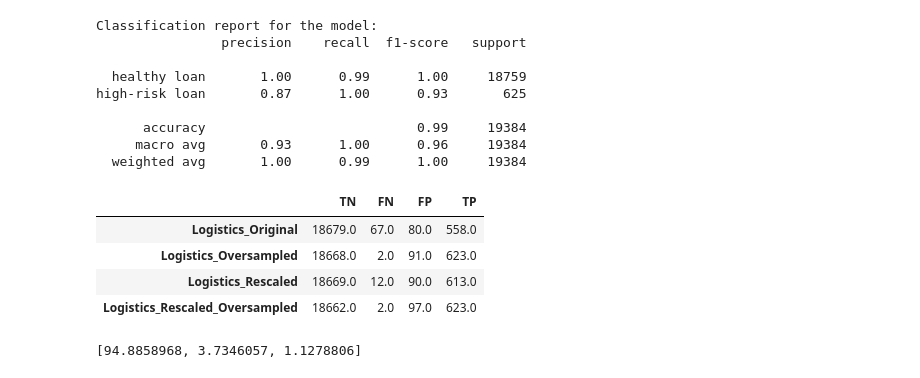
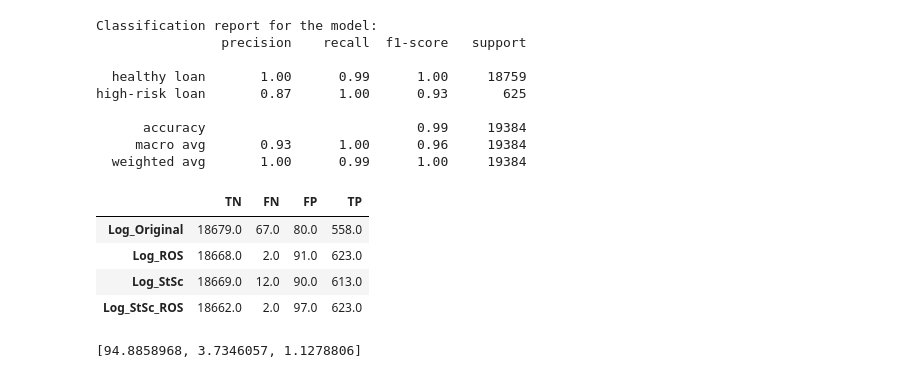
Before and after one commit to ValentynaK17/credit-risk-classification, a Jupyter notebook: Credit_Risk/credit_risk_classification.ipynb, the cells around one changed output. Cells and saved outputs as stored; diff of their text form; code cells hidden in the pictures.

```diff
--- a/Credit_Risk/credit_risk_classification.ipynb
+++ b/Credit_Risk/credit_risk_classification.ipynb
@@ -299,7 +304,7 @@ high-risk loan       0.87      1.00      0.93       625
   weighted avg       1.00      1.00      1.00     19384
 # %%
 # Extend the dataframe with confusion matrix data for the model
-confusions_m_df=populate_df_conf_m(conf_m,confusions_m_df,'Logistics_Oversampled')
+confusions_m_df=populate_df_conf_m(conf_m,confusions_m_df,'Log_ROS')
 confusions_m_df
 # %% [output]
 |  | TN | FN | FP | TP |
@@ -335,7 +341,7 @@ array([[ 0.42730427,  0.4268375 ,  0.42740435,  0.66857141,  0.61614258,
          1.04399575,  0.4512947 ]])
 # %%
 # Make a prediction for re-scaled data
-predictions_df=logistics_regression(scaled_arr, y)
+predictions_df=logistic_regression(scaled_arr, y)
 predictions_df.head()
 # %% [output]
 |  | predicted | expected |
@@ -363,7 +369,7 @@ high-risk loan       0.87      0.98      0.92       625
   weighted avg       1.00      0.99      0.99     19384
 # %%
 # Extend the dataframe with confusion matrix data for the model
-confusions_m_df=populate_df_conf_m(conf_m,confusions_m_df,'Logistics_Rescaled')
+confusions_m_df=populate_df_conf_m(conf_m,confusions_m_df,'Log_StSc')
 confusions_m_df
 # %% [output]
 |  | TN | FN | FP | TP |
@@ -374,7 +380,7 @@ confusions_m_df
 # Try oversampling above scaled data with all the original features set
 # Predict the loan healthiness
 # %%
-predictions_df=logistics_regression(scaled_arr, y,True)
+predictions_df=logistic_regression(scaled_arr, y,True)
 predictions_df.head()
 # %% [output]
 'Size of training data before oversampling: 58152'
@@ -408,14 +414,14 @@ high-risk loan       0.87      1.00      0.93       625
   weighted avg       1.00      0.99      1.00     19384
 # %%
 # Extend the dataframe with confusion matrix data for the model
-confusions_m_df=populate_df_conf_m(conf_m,confusions_m_df,'Logistics_Rescaled_Oversampled')
+confusions_m_df=populate_df_conf_m(conf_m,confusions_m_df,'Log_StSc_ROS')
 confusions_m_df
 # %% [output]
 |  | TN | FN | FP | TP |
-| Logistics_Original | 18679.0 | 67.0 | 80.0 | 558.0 |
-| Logistics_Oversampled | 18668.0 | 2.0 | 91.0 | 623.0 |
-| Logistics_Rescaled | 18669.0 | 12.0 | 90.0 | 613.0 |
-| Logistics_Rescaled_Oversampled | 18662.0 | 2.0 | 97.0 | 623.0 |
+| Log_Original | 18679.0 | 67.0 | 80.0 | 558.0 |
+| Log_ROS | 18668.0 | 2.0 | 91.0 | 623.0 |
+| Log_StSc | 18669.0 | 12.0 | 90.0 | 613.0 |
+| Log_StSc_ROS | 18662.0 | 2.0 | 97.0 | 623.0 |
 # %%
 # Try to run a model with reduced dimensionality
 # %%
```
Also changed, not shown: parts of 17 cells of this notebook, 3 other files.
